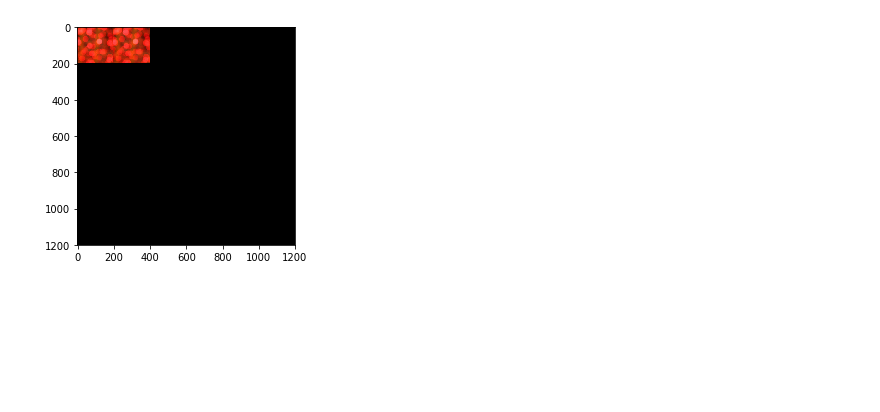
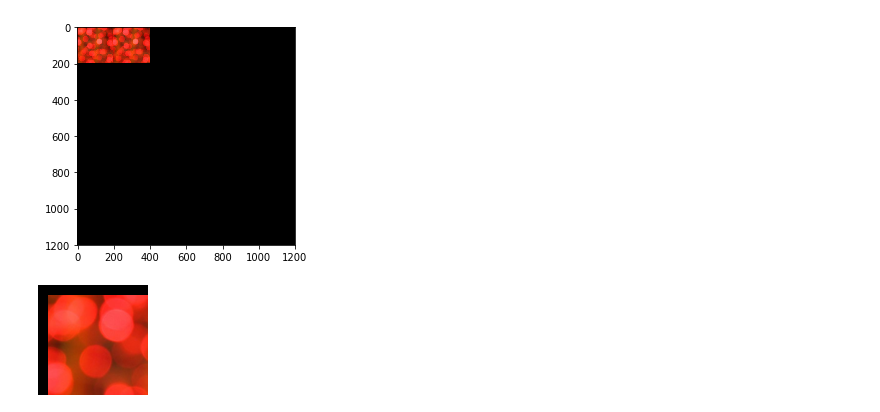
Before and after one commit to HaoPatrick/graphics_special, a Jupyter notebook: assets/Untitled.ipynb, the cells around one changed output. Cells and saved outputs as stored; diff of their text form; code cells hidden in the pictures; blank space fills up the shorter version.

```diff
--- a/assets/Untitled.ipynb
+++ b/assets/Untitled.ipynb
@@ -50,3 +50,7 @@ show(im)
 # %% [output]
 <matplotlib.image.AxesImage at 0x...>
 [figure]
+# %%
+im.crop((-10,-10,100,100))
+# %% [output]
+[figure, added]
```
Also changed, not shown: parts of 2 cells of this notebook, 13 other files.
